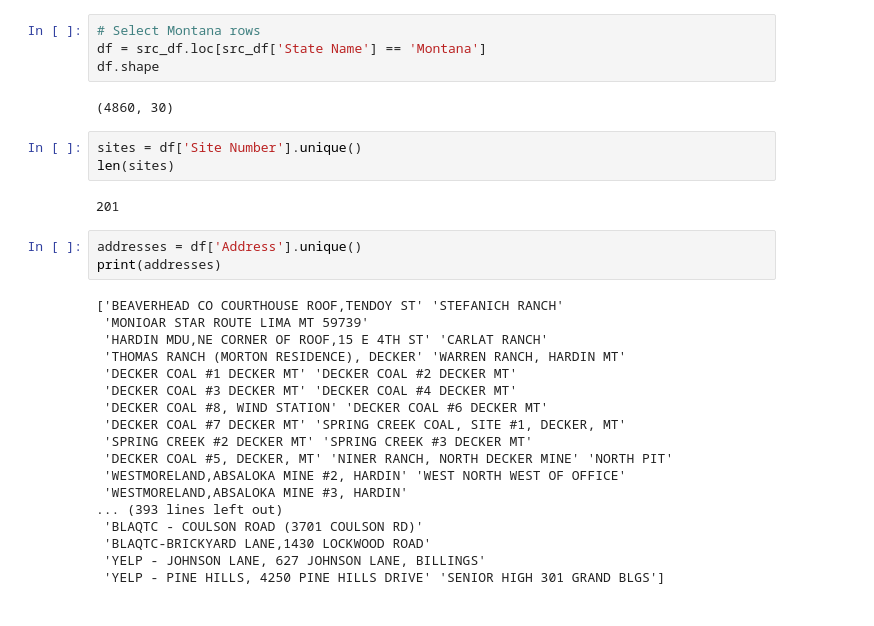
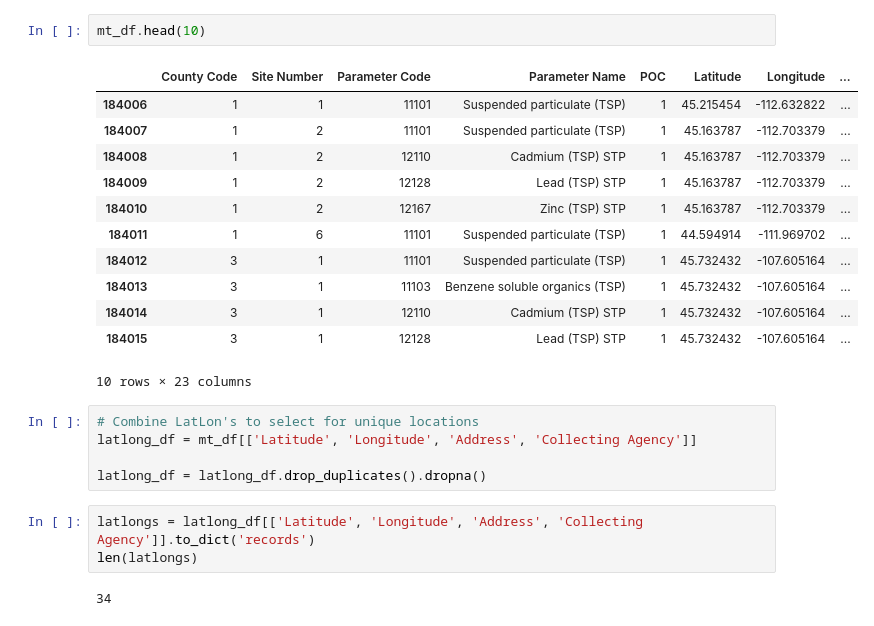
Before and after one commit to samsoe/nfc_data, a Jupyter notebook: notebooks/aqs_monitors.ipynb, the cells around one changed output. Cells and saved outputs as stored; diff of their text form.

```diff
--- a/notebooks/aqs_monitors.ipynb
+++ b/notebooks/aqs_monitors.ipynb
@@ -27,32 +50,25 @@ memory usage: 79.6+ MB
-# %%
-# Select Montana rows
-df = src_df.loc[src_df['State Name'] == 'Montana']
-df.shape
-# %% [output]
-(4860, 30)
-# %%
-sites = df['Site Number'].unique()
-len(sites)
-# %% [output]
-201
-# %%
-addresses = df['Address'].unique()
-print(addresses)
-# %% [output]
-['BEAVERHEAD CO COURTHOUSE ROOF,TENDOY ST' 'STEFANICH RANCH'
- 'MONIOAR STAR ROUTE LIMA MT 59739'
- 'HARDIN MDU,NE CORNER OF ROOF,15 E 4TH ST' 'CARLAT RANCH'
- 'THOMAS RANCH (MORTON RESIDENCE), DECKER' 'WARREN RANCH, HARDIN MT'
- 'DECKER COAL #1 DECKER MT' 'DECKER COAL #2 DECKER MT'
- 'DECKER COAL #3 DECKER MT' 'DECKER COAL #4 DECKER MT'
- 'DECKER COAL #8, WIND STATION' 'DECKER COAL #6 DECKER MT'
- 'DECKER COAL #7 DECKER MT' 'SPRING CREEK COAL, SITE #1, DECKER, MT'
- 'SPRING CREEK #2 DECKER MT' 'SPRING CREEK #3 DECKER MT'
- 'DECKER COAL #5, DECKER, MT' 'NINER RANCH, NORTH DECKER MINE' 'NORTH PIT'
- 'WESTMORELAND,ABSALOKA MINE #2, HARDIN' 'WEST NORTH WEST OF OFFICE'
- 'WESTMORELAND,ABSALOKA MINE #3, HARDIN'
-... (393 lines left out)
- 'BLAQTC - COULSON ROAD (3701 COULSON RD)'
- 'BLAQTC-BRICKYARD LANE,1430 LOCKWOOD ROAD'
- 'YELP - JOHNSON LANE, 627 JOHNSON LANE, BILLINGS'
- 'YELP - PINE HILLS, 4250 PINE HILLS DRIVE' 'SENIOR HIGH 301 GRAND BLGS']
+# %%
+mt_df.head(10)
+# %% [output]
+|  | County Code | Site Number | Parameter Code | Parameter Name | POC | Latitude | Longitude | ... |
+| 184006 | 1 | 1 | 11101 | Suspended particulate (TSP) | 1 | 45.215454 | -112.632822 | ... |
+| 184007 | 1 | 2 | 11101 | Suspended particulate (TSP) | 1 | 45.163787 | -112.703379 | ... |
+| 184008 | 1 | 2 | 12110 | Cadmium (TSP) STP | 1 | 45.163787 | -112.703379 | ... |
+| 184009 | 1 | 2 | 12128 | Lead (TSP) STP | 1 | 45.163787 | -112.703379 | ... |
+| 184010 | 1 | 2 | 12167 | Zinc (TSP) STP | 1 | 45.163787 | -112.703379 | ... |
+| 184011 | 1 | 6 | 11101 | Suspended particulate (TSP) | 1 | 44.594914 | -111.969702 | ... |
+| 184012 | 3 | 1 | 11101 | Suspended particulate (TSP) | 1 | 45.732432 | -107.605164 | ... |
+| 184013 | 3 | 1 | 11103 | Benzene soluble organics (TSP) | 1 | 45.732432 | -107.605164 | ... |
+| 184014 | 3 | 1 | 12110 | Cadmium (TSP) STP | 1 | 45.732432 | -107.605164 | ... |
+| 184015 | 3 | 1 | 12128 | Lead (TSP) STP | 1 | 45.732432 | -107.605164 | ... |
+10 rows × 23 columns
+# %%
+# Combine LatLon's to select for unique locations
+latlong_df = mt_df[['Latitude', 'Longitude', 'Address', 'Collecting Agency']]
+
+latlong_df = latlong_df.drop_duplicates().dropna()
+# %%
+latlongs = latlong_df[['Latitude', 'Longitude', 'Address', 'Collecting Agency']].to_dict('records')
+len(latlongs)
+# %% [output]
+34
```
Also changed, not shown: parts of 17 cells of this notebook.
